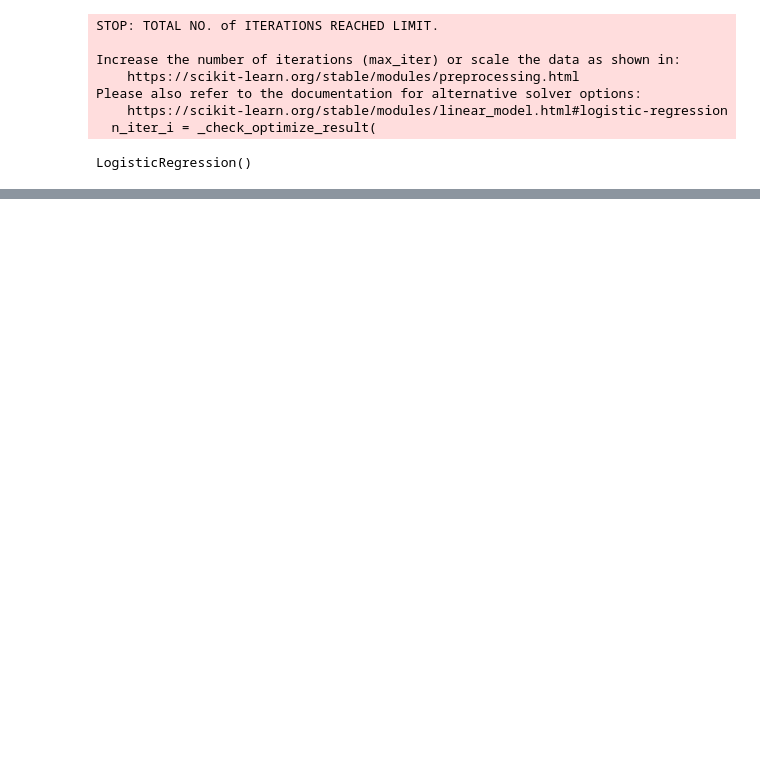
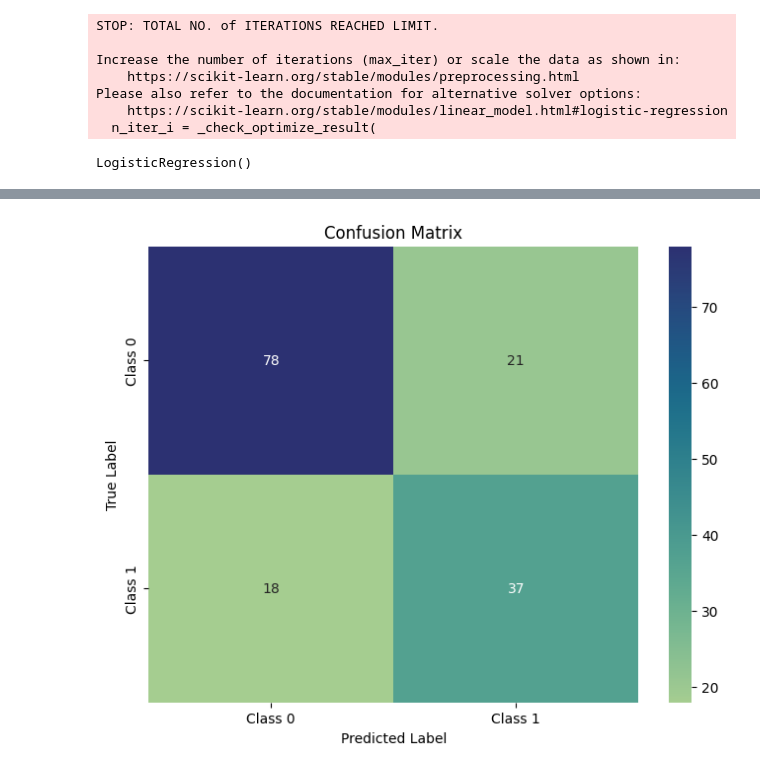
Before and after one commit to Nicolecoline/cole-EDA-CS103, a Jupyter notebook: Assignment.ipynb, the cells around one changed output, grey strips where cells are left out. Cells and saved outputs as stored; diff of their text form; code cells hidden in the pictures; blank space fills up the shorter version.

```diff
--- a/Assignment.ipynb
+++ b/Assignment.ipynb
@@ -204,3 +206,14 @@ Please also refer to the documentation for alternative solver options:
     https://scikit-learn.org/stable/modules/linear_model.html#logistic-regression
   n_iter_i = _check_optimize_result(
 LogisticRegression()
+# %%
+y_pred=reg.predict(X_test)
+from sklearn.metrics import accuracy_score,classification_report,confusion_matrix
+from sklearn.metrics import r2_score
+from sklearn.metrics import mean_squared_error
+
+print("Classification Report is:\n",classification_report(y_test,y_pred))
+print("Confusion Matrix:\n",confusion_matrix(y_test,y_pred))
+print("Training Score:\n",reg.score(X_train,y_train)*100)
+print("Mean Squared Error:\n",mean_squared_error(y_test,y_pred))
+print("R2 score is:\n",r2_score(y_test,y_pred))
@@ -206,0 +240,16 @@ LogisticRegression()
+# %%
+import matplotlib.pyplot as plt # import the matplotlib.pyplot module and alias it as plt
+import seaborn as sns
+
+conf_matrix = confusion_matrix(y_test, y_pred)
+
+# Plot confusion matrix
+plt.figure(figsize=(8, 6))
+sns.heatmap(conf_matrix, annot=True, fmt='d', cmap='crest',
+            xticklabels=['Class 0', 'Class 1'], yticklabels=['Class 0', 'Class 1'])
+plt.xlabel('Predicted Label')
+plt.ylabel('True Label')
+plt.title('Confusion Matrix')
+plt.show()
+# %% [output]
+[figure, added]
```
Also changed, not shown: parts of 15 cells of this notebook.
